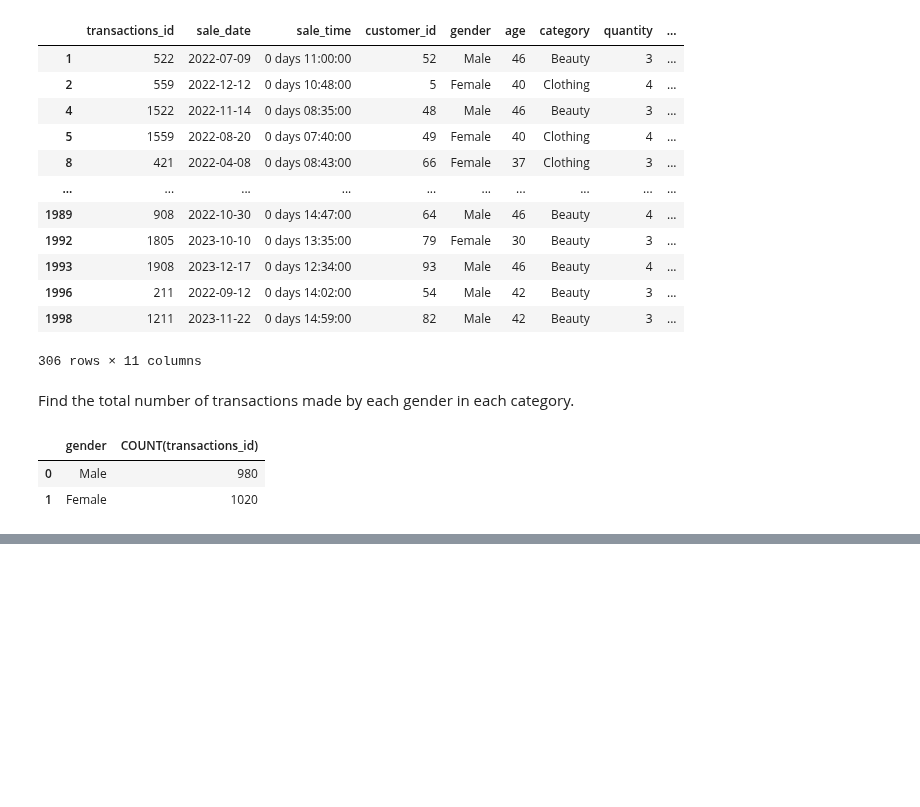
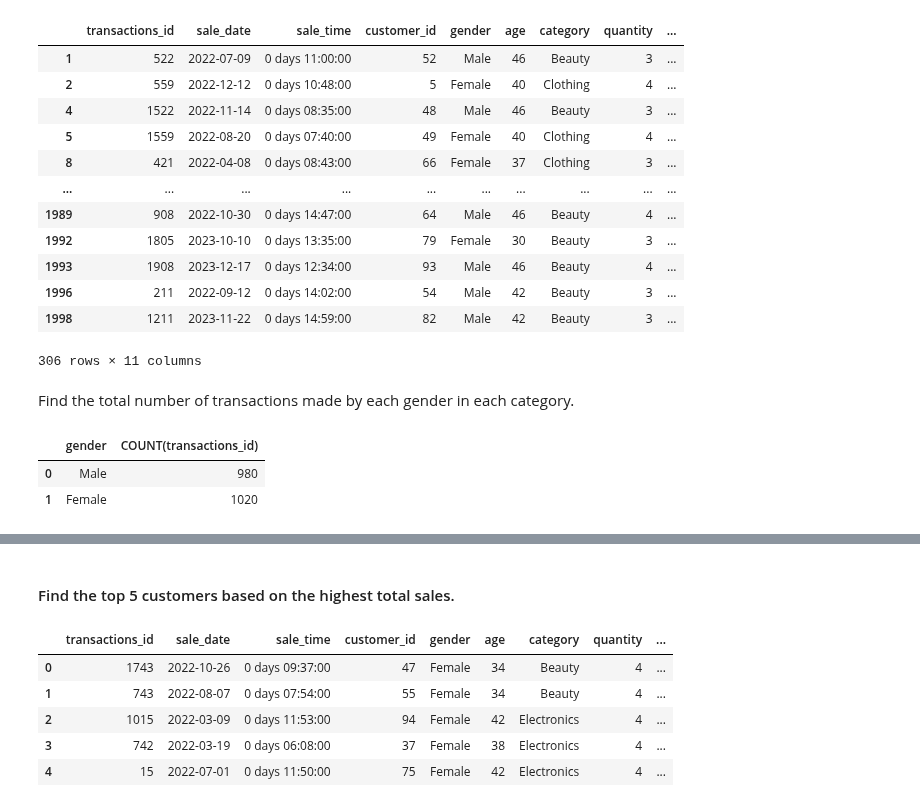
Before and after one commit to Himmu5/data-analysis, a Jupyter notebook: notebooks/retail_sale_analysis.ipynb, the cells around one changed output, grey strips where cells are left out. Drawn from its saved outputs; the diff is of its cells as text; code cells hidden in the pictures; blank space fills up the shorter version.

```diff
--- a/notebooks/retail_sale_analysis.ipynb
+++ b/notebooks/retail_sale_analysis.ipynb
@@ -140,0 +165,11 @@ pd.read_sql("SELECT gender, COUNT(transactions_id) FROM retail_sale GROUP BY gen
+# %% [markdown]
+#### Find the top 5 customers based on the highest total sales.
+# %%
+pd.read_sql("SELECT * FROM retail_sale ORDER BY total_sale DESC LIMIT 5;", conn)
+# %% [output]
+|  | transactions_id | sale_date | sale_time | customer_id | gender | age | category | quantity | ... |
+| 0 | 1743 | 2022-10-26 | 0 days 09:37:00 | 47 | Female | 34 | Beauty | 4 | ... |
+| 1 | 743 | 2022-08-07 | 0 days 07:54:00 | 55 | Female | 34 | Beauty | 4 | ... |
+| 2 | 1015 | 2022-03-09 | 0 days 11:53:00 | 94 | Female | 42 | Electronics | 4 | ... |
+| 3 | 742 | 2022-03-19 | 0 days 06:08:00 | 37 | Female | 38 | Electronics | 4 | ... |
+| 4 | 15 | 2022-07-01 | 0 days 11:50:00 | 75 | Female | 42 | Electronics | 4 | ... |
```
Also changed, not shown: parts of 3 cells of this notebook.
